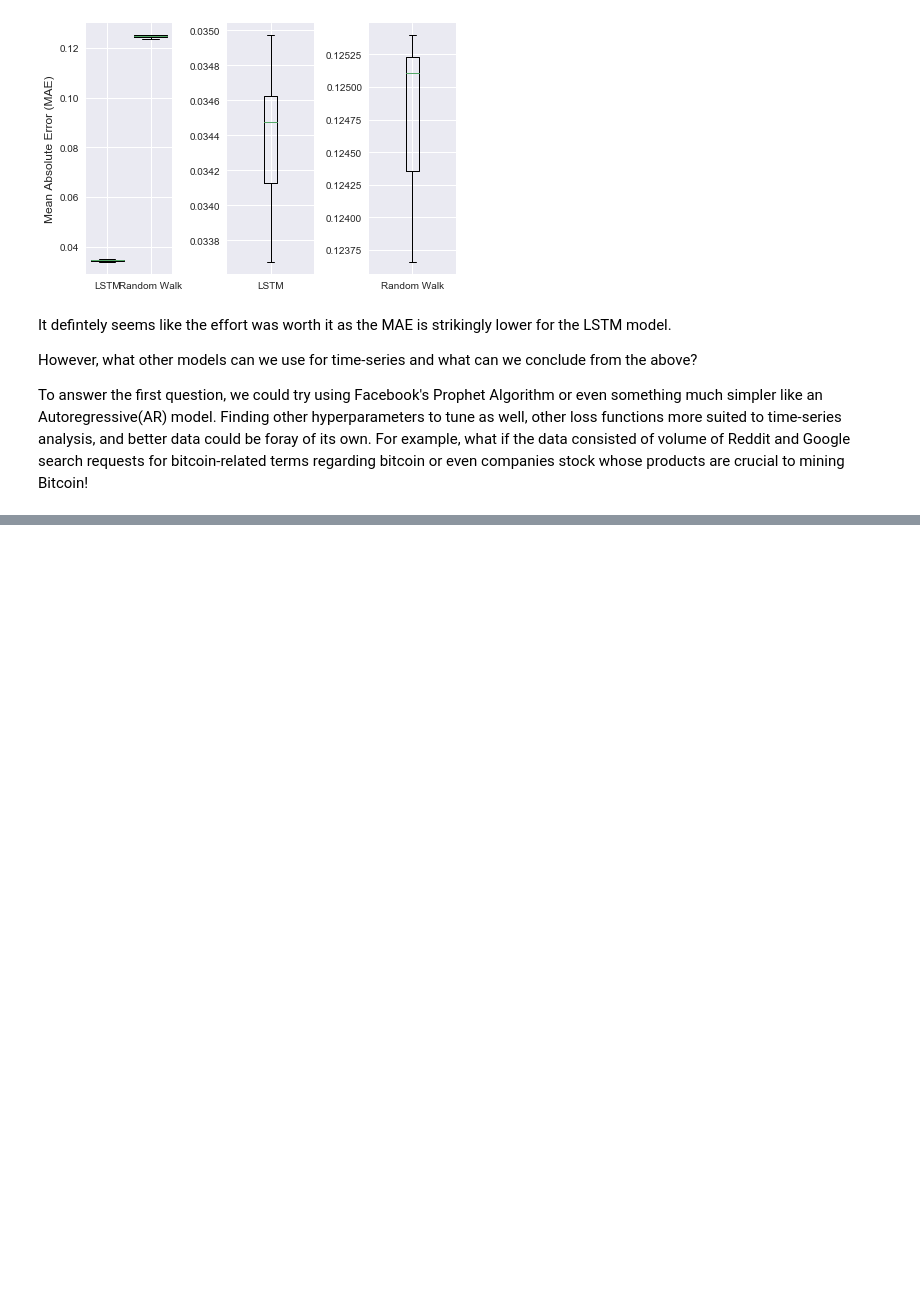
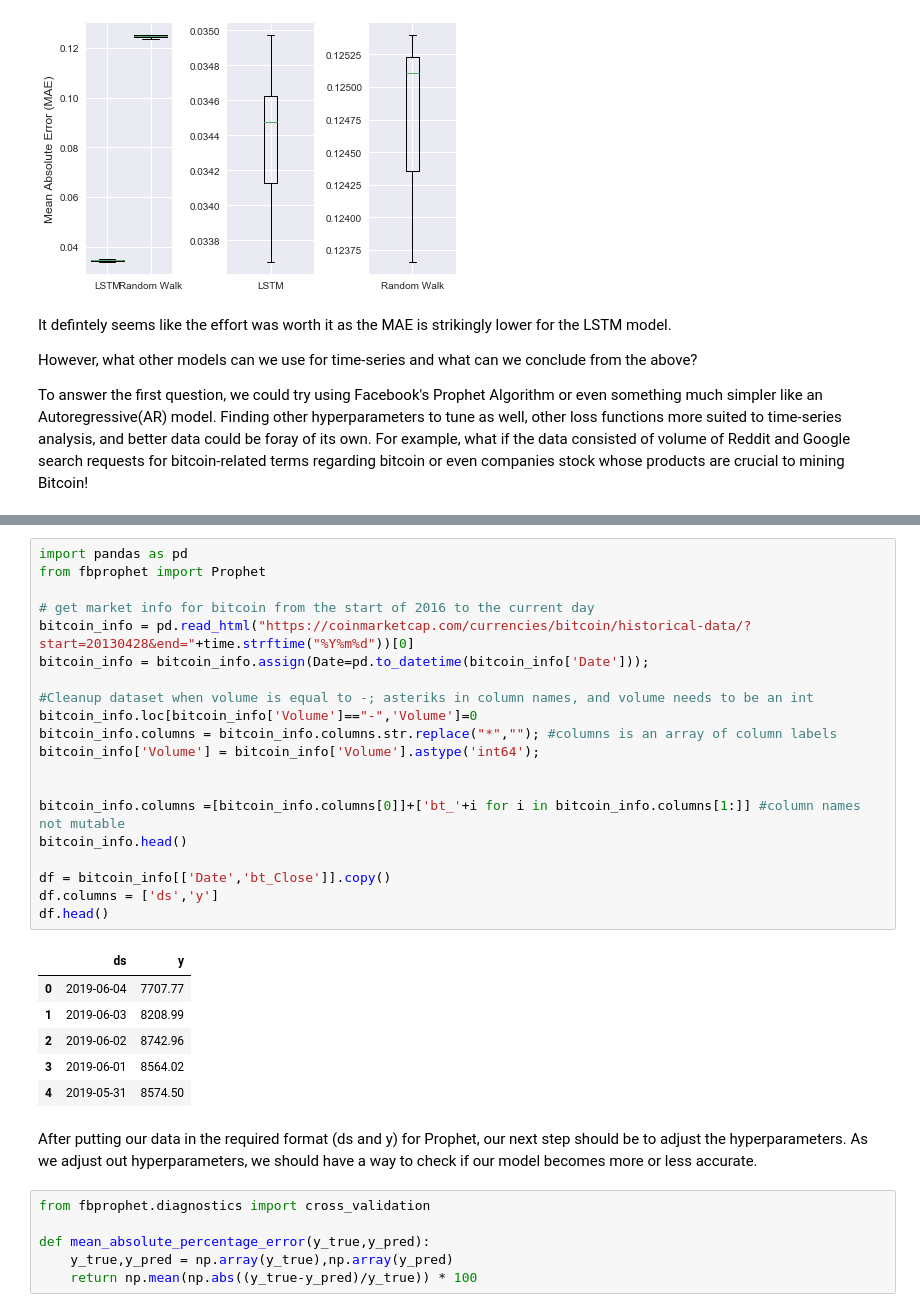
Before and after one commit to Viraj-Joshi/BitCoin-Price-Predictor, a Jupyter notebook: Bitcoin Price Predictor.ipynb, the cells around one changed output, grey strips where cells are left out. Drawn from its saved outputs; the diff is of its cells as text; blank space fills up the shorter version.

Commit message:
FB Prophet
Will now try to host notebook on EC2 instance or just use Azure Notebooks

```diff
--- a/Bitcoin Price Predictor.ipynb
+++ b/Bitcoin Price Predictor.ipynb
@@ -517,0 +519,36 @@ ModuleNotFoundError: No module named 'fbprophet'
+# %%
+import pandas as pd
+from fbprophet import Prophet
+
+# get market info for bitcoin from the start of 2016 to the current day
+bitcoin_info = pd.read_html("https://coinmarketcap.com/currencies/bitcoin/historical-data/?start=20130428&end="+time.strftime("%Y%m%d"))[0]
+bitcoin_info = bitcoin_info.assign(Date=pd.to_datetime(bitcoin_info['Date']));
+
+#Cleanup dataset when volume is equal to -; asteriks in column names, and volume needs to be an int
+bitcoin_info.loc[bitcoin_info['Volume']=="-",'Volume']=0
+bitcoin_info.columns = bitcoin_info.columns.str.replace("*",""); #columns is an array of column labels
+bitcoin_info['Volume'] = bitcoin_info['Volume'].astype('int64');
+
+
+bitcoin_info.columns =[bitcoin_info.columns[0]]+['bt_'+i for i in bitcoin_info.columns[1:]] #column names not mutable
+bitcoin_info.head()
+
+df = bitcoin_info[['Date','bt_Close']].copy()
+df.columns = ['ds','y']
+df.head()
+# %% [output]
+|  | ds | y |
+| 0 | 2019-06-04 | 7707.77 |
+| 1 | 2019-06-03 | 8208.99 |
+| 2 | 2019-06-02 | 8742.96 |
+| 3 | 2019-06-01 | 8564.02 |
+| 4 | 2019-05-31 | 8574.50 |
+# %% [markdown]
+After putting our data in the required format (ds and y) for Prophet, our next step should be to adjust the hyperparameters.
+As we adjust out hyperparameters, we should have a way to check if our model becomes more or less accurate.
+# %%
+from fbprophet.diagnostics import cross_validation
+
+def mean_absolute_percentage_error(y_true,y_pred):
+    y_true,y_pred = np.array(y_true),np.array(y_pred)
+    return np.mean(np.abs((y_true-y_pred)/y_true)) * 100
```
Also changed, not shown: parts of 23 cells of this notebook.
